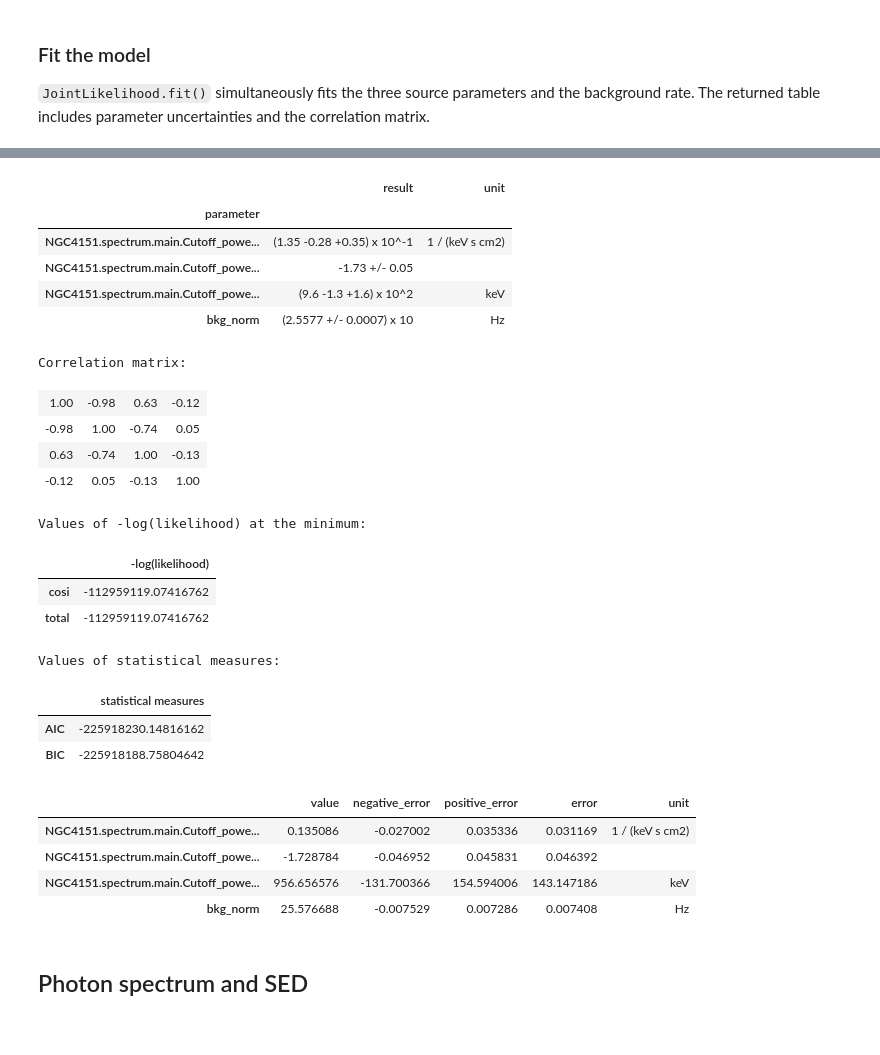
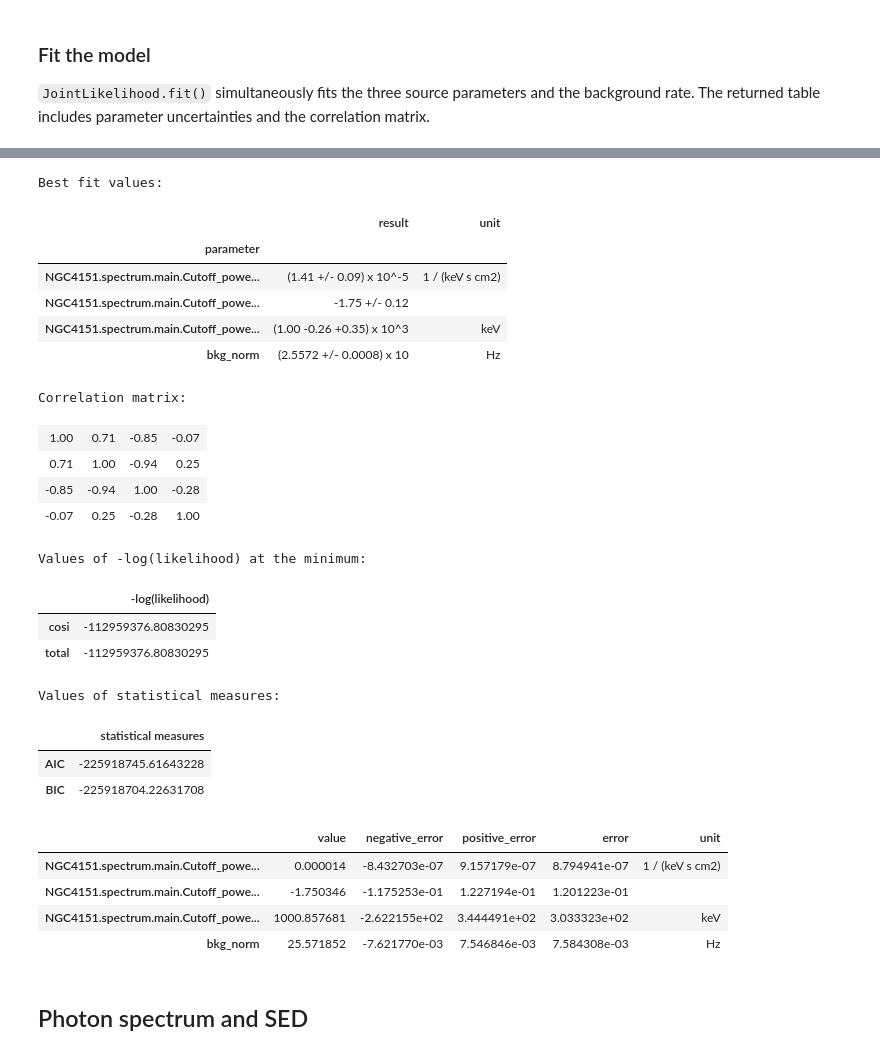
Before and after one commit to parshadkp/cosipy, a Jupyter notebook: docs/tutorials/image_deconvolution/NGC4151-RL-Spectral-Deconvolution.ipynb, the cells around one changed output, grey strips where cells are left out. Saved outputs shown, nothing was run; the diff lists cells and outputs as text; code cells hidden in the pictures.

```diff
--- a/docs/tutorials/image_deconvolution/NGC4151-RL-Spectral-Deconvolution.ipynb
+++ b/docs/tutorials/image_deconvolution/NGC4151-RL-Spectral-Deconvolution.ipynb
@@ -86,7 +103,9 @@ SOURCE_COORD = SkyCoord(l=155.077, b=75.063, unit="deg", frame="galactic")
 FOV_CUT = 60 * u.deg
 DATA_CONTAINS_BACKGROUND = False
 NSIDE_IMAGE = 2
-NSIDE_SCATT_MAP = 4
+NSIDE_ALLSKY_SCATT_MAP = 4
+# Match the source-injection and Paper_Plots_DC4 response sampling: 2 x nside(PsiChi=8).
+NSIDE_SPECTRAL_SCATT_MAP = 16
 ITERATIONS = 20
 INITIAL_FLUX = 1e-4
 SMOOTHING_FWHM = 3 * u.deg
@@ -94,6 +113,7 @@ SPECTRAL_ITERATIONS = 1000
 INJECTED_NORMALIZATION = 0.15
 INJECTED_INDEX = -1.75
 INJECTED_CUTOFF_KEV = 1000.0
+FIT_PIVOT_KEV = 200.0
 # %% [markdown]
 ## Load the data and select the orientation history
 
@@ -332,7 +353,7 @@ point_response_3ml = BinnedThreeMLPointSourceResponse(
     polarization_axis=(
         detector.axes["Pol"] if "Pol" in detector.axes.labels else None
     ),
-    nside=NSIDE_SCATT_MAP,
+    nside=NSIDE_SPECTRAL_SCATT_MAP,
 )
 model_response = BinnedThreeMLModelFolding(
     data=fit_data,
@@ -353,8 +374,8 @@ cosi.bkg_parameter["bkg_norm"] = Parameter(
     "bkg_norm",
     background_rate,
     min_value=0.0,
-    max_value=100.0,
-    delta=0.1,
+    max_value=5.0 * background_rate,
+    delta=0.05 * background_rate,
     unit=u.Hz,
 )
 # %% [markdown]
@@ -367,13 +388,13 @@ spectrum.K.unit = 1 / (u.cm**2 * u.s * u.keV)
 spectrum.piv.unit = u.keV
 spectrum.xc.unit = u.keV
 
-spectrum.K.value = 0.1
-spectrum.K.bounds = (1e-3, 10.0)
-spectrum.piv.value = 1.0
-spectrum.index.value = -1.5
-spectrum.index.bounds = (-4.0, 0.0)
-spectrum.xc.value = 800.0
+spectrum.K.bounds = (1e-8, 1e-2)
+spectrum.K.value = 1e-5
+spectrum.piv.value = FIT_PIVOT_KEV
+spectrum.index.value = -1.75
+spectrum.index.bounds = (-3.0, 1.0)
 spectrum.xc.bounds = (100.0, 10000.0)
+spectrum.xc.value = 1000.0
 
 ngc4151 = PointSource(
     "NGC4151",
@@ -402,9 +425,10 @@ likelihood_analysis = JointLikelihood(
 np.random.seed(0)
 fit_results, fit_statistics = likelihood_analysis.fit()
 
-fitted_norm = spectrum.K.value
+fitted_k_at_pivot = spectrum.K.value
 fitted_index = spectrum.index.value
 fitted_cutoff = spectrum.xc.value
+fitted_norm = fitted_k_at_pivot * FIT_PIVOT_KEV ** (-fitted_index)
 fitted_background_rate = cosi.bkg_parameter["bkg_norm"].value
 
 parameter_prefix = "NGC4151.spectrum.main.Cutoff_powerlaw"
@@ -420,27 +444,28 @@ Best fit values:
+Best fit values:
 |  | result | unit |
 | parameter |  |  |
-| NGC4151.spectrum.main.Cutoff_powe... | (1.35 -0.28 +0.35) x 10^-1 | 1 / (keV s cm2) |
-| NGC4151.spectrum.main.Cutoff_powe... | -1.73 +/- 0.05 |  |
-| NGC4151.spectrum.main.Cutoff_powe... | (9.6 -1.3 +1.6) x 10^2 | keV |
-| bkg_norm | (2.5577 +/- 0.0007) x 10 | Hz |
+| NGC4151.spectrum.main.Cutoff_powe... | (1.41 +/- 0.09) x 10^-5 | 1 / (keV s cm2) |
+| NGC4151.spectrum.main.Cutoff_powe... | -1.75 +/- 0.12 |  |
+| NGC4151.spectrum.main.Cutoff_powe... | (1.00 -0.26 +0.35) x 10^3 | keV |
+| bkg_norm | (2.5572 +/- 0.0008) x 10 | Hz |
-Correlation matrix:
+Correlation matrix:
-| 1.00 | -0.98 | 0.63 | -0.12 |
-| -0.98 | 1.00 | -0.74 | 0.05 |
-| 0.63 | -0.74 | 1.00 | -0.13 |
-| -0.12 | 0.05 | -0.13 | 1.00 |
+| 1.00 | 0.71 | -0.85 | -0.07 |
+| 0.71 | 1.00 | -0.94 | 0.25 |
+| -0.85 | -0.94 | 1.00 | -0.28 |
+| -0.07 | 0.25 | -0.28 | 1.00 |
-Values of -log(likelihood) at the minimum:
+Values of -log(likelihood) at the minimum:
 |  | -log(likelihood) |
-| cosi | -112959119.07416762 |
-| total | -112959119.07416762 |
+| cosi | -112959376.80830295 |
+| total | -112959376.80830295 |
-Values of statistical measures:
+Values of statistical measures:
 |  | statistical measures |
-| AIC | -225918230.14816162 |
-| BIC | -225918188.75804642 |
+| AIC | -225918745.61643228 |
+| BIC | -225918704.22631708 |
 |  | value | negative_error | positive_error | error | unit |
-| NGC4151.spectrum.main.Cutoff_powe... | 0.135086 | -0.027002 | 0.035336 | 0.031169 | 1 / (keV s cm2) |
-| NGC4151.spectrum.main.Cutoff_powe... | -1.728784 | -0.046952 | 0.045831 | 0.046392 |  |
-| NGC4151.spectrum.main.Cutoff_powe... | 956.656576 | -131.700366 | 154.594006 | 143.147186 | keV |
-| bkg_norm | 25.576688 | -0.007529 | 0.007286 | 0.007408 | Hz |
+| NGC4151.spectrum.main.Cutoff_powe... | 0.000014 | -8.432703e-07 | 9.157179e-07 | 8.794941e-07 | 1 / (keV s cm2) |
+| NGC4151.spectrum.main.Cutoff_powe... | -1.750346 | -1.175253e-01 | 1.227194e-01 | 1.201223e-01 |  |
+| NGC4151.spectrum.main.Cutoff_powe... | 1000.857681 | -2.622155e+02 | 3.444491e+02 | 3.033323e+02 | keV |
+| bkg_norm | 25.571852 | -7.621770e-03 | 7.546846e-03 | 7.584308e-03 | Hz |
 # %% [markdown]
 ## Photon spectrum and SED
 # %%
```
Also changed, not shown: parts of 13 cells of this notebook, 4 other files.
